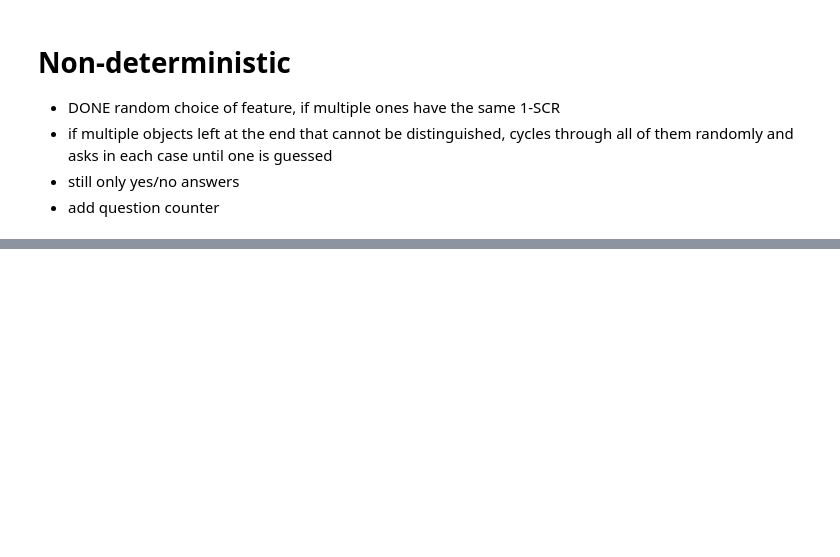
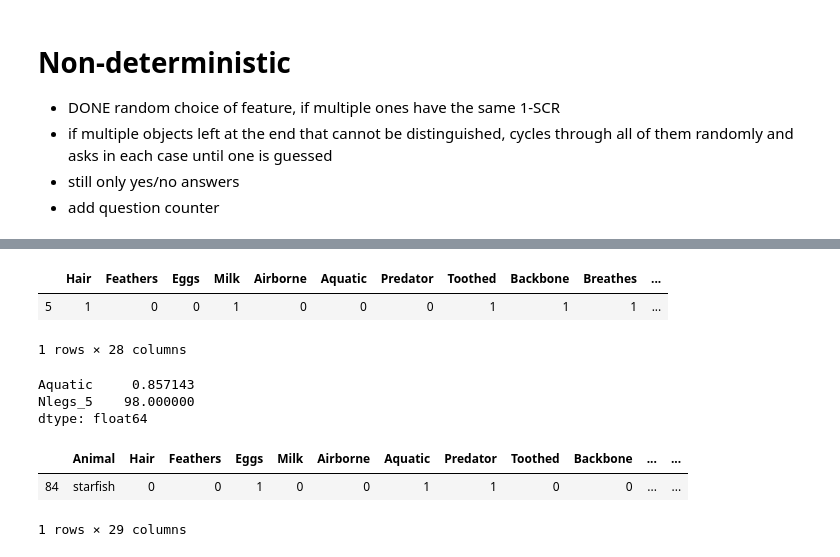
Before and after one commit to Rodrigo163/twenty-questions, a Jupyter notebook: decision-tree/dt-dev.ipynb, the cells around one changed output, grey strips where cells are left out. Saved outputs shown, nothing was run; the diff lists cells and outputs as text; code cells hidden in the pictures; blank space fills up the shorter version.

```diff
--- a/decision-tree/dt-dev.ipynb
+++ b/decision-tree/dt-dev.ipynb
@@ -171,0 +377,18 @@ print( y[y.index.isin([24, 30])] )
+# %%
+X.iloc[[5]]
+# %% [output]
+|  | Hair | Feathers | Eggs | Milk | Airborne | Aquatic | Predator | Toothed | Backbone | Breathes | ... |
+| 5 | 1 | 0 | 0 | 1 | 0 | 0 | 0 | 1 | 1 | 1 | ... |
+1 rows × 28 columns
+# %%
+rank_features( X[['Aquatic', 'Nlegs_5']] )
+# %% [output]
+Aquatic     0.857143
+Nlegs_5    98.000000
+dtype: float64
+# %%
+kn[kn['Animal'] == 'starfish']
+# %% [output]
+|  | Animal | Hair | Feathers | Eggs | Milk | Airborne | Aquatic | Predator | Toothed | Backbone | ... | ... |
+| 84 | starfish | 0 | 0 | 1 | 0 | 0 | 1 | 1 | 0 | 0 | ... | ... |
+1 rows × 29 columns
```
Also changed, not shown: parts of 7 cells of this notebook.
